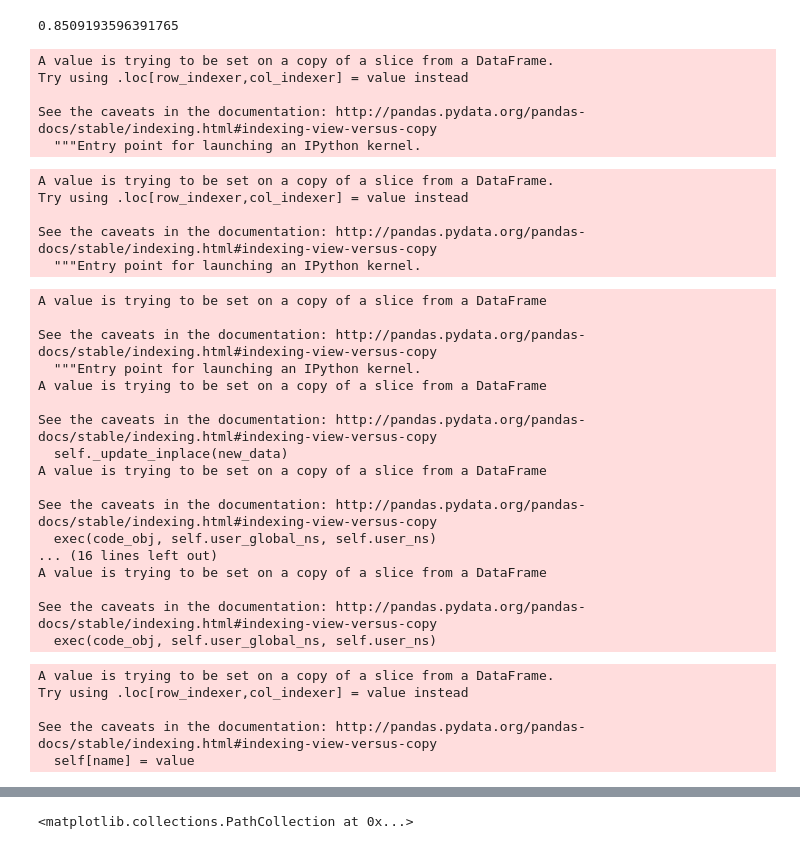
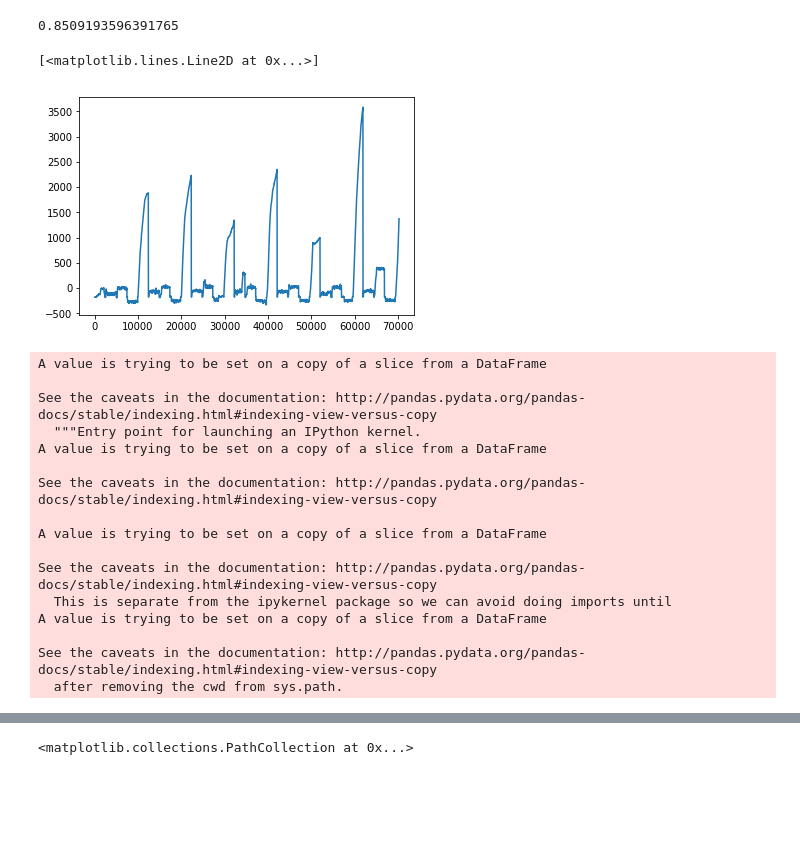
Before and after one commit to GaneshVShinde/WhatFlyViewing, a Jupyter notebook: OriAnalysis.ipynb, the cells around one changed output, grey strips where cells are left out. Cells and saved outputs as stored; diff of their text form; code cells hidden in the pictures; blank space fills up the shorter version.

Commit message:
added orientation diff model

```diff
--- a/OriAnalysis.ipynb
+++ b/OriAnalysis.ipynb
@@ -353,26 +341,19 @@ np.sin(-400*np.pi)
 # %%
 df2=df[df.timeStamp=="2018-01-24__20~36~56"]
 # %%
-df2["orientation"]=df2.trajectory__pOri_x.values+90
+df2=df2.assign(trajectory__pOri_x=df2.trajectory__pOri_x.values-90)
-# %% [output]
-A value is trying to be set on a copy of a slice from a DataFrame.
-Try using .loc[row_indexer,col_indexer] = value instead
-
-See the caveats in the documentation: http://pandas.pydata.org/pandas-docs/stable/indexing.html#indexing-view-versus-copy
-  """Entry point for launching an IPython kernel.
+# %%
+plt.plot(df2.trajectory__pOri_x.values)
+# %% [output]
+[<matplotlib.lines.Line2D at 0x...>]
+[figure, added]
 # %%
-df2["wind_direction"]=0
+df2["wind_direction"] = 0
-# %% [output]
-A value is trying to be set on a copy of a slice from a DataFrame.
-Try using .loc[row_indexer,col_indexer] = value instead
-
-See the caveats in the documentation: http://pandas.pydata.org/pandas-docs/stable/indexing.html#indexing-view-versus-copy
-  """Entry point for launching an IPython kernel.
 # %%
 df2.wind_direction[df2.trajectory__case==1]=180
 df2.wind_direction[df2.trajectory__case==2]=270
 df2.wind_direction[df2.trajectory__case==3]=0
-df2.wind_direction[df2.trajectory__case==0]=df2[df2.trajectory__case==0].orientation+180
+df2.wind_direction[df2.trajectory__case==0]=df2[df2.trajectory__case==0].trajectory__pOri_x+180
 # %% [output]
 A value is trying to be set on a copy of a slice from a DataFrame
 
@@ -381,21 +362,12 @@ See the caveats in the documentation: http://pandas.pydata.org/pandas-docs/stabl
 A value is trying to be set on a copy of a slice from a DataFrame
 
 See the caveats in the documentation: http://pandas.pydata.org/pandas-docs/stable/indexing.html#indexing-view-versus-copy
-  self._update_inplace(new_data)
+
 A value is trying to be set on a copy of a slice from a DataFrame
 
 See the caveats in the documentation: http://pandas.pydata.org/pandas-docs/stable/indexing.html#indexing-view-versus-copy
-  exec(code_obj, self.user_global_ns, self.user_ns)
-... (16 lines left out)
+  This is separate from the ipykernel package so we can avoid doing imports until
 A value is trying to be set on a copy of a slice from a DataFrame
 
 See the caveats in the documentation: http://pandas.pydata.org/pandas-docs/stable/indexing.html#indexing-view-versus-copy
-  exec(code_obj, self.user_global_ns, self.user_ns)
+  after removing the cwd from sys.path.
-# %%
-df2.wind_direction=df2.trajectory__servoAngle-90
-# %% [output]
-A value is trying to be set on a copy of a slice from a DataFrame.
-Try using .loc[row_indexer,col_indexer] = value instead
-
-See the caveats in the documentation: http://pandas.pydata.org/pandas-docs/stable/indexing.html#indexing-view-versus-copy
-  self[name] = value
```
Also changed, not shown: parts of 9 cells of this notebook, 1 other file.
